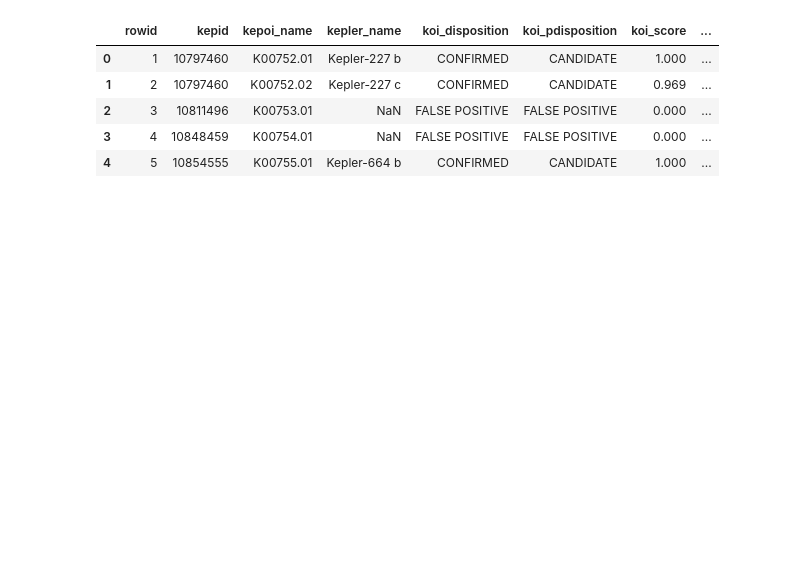
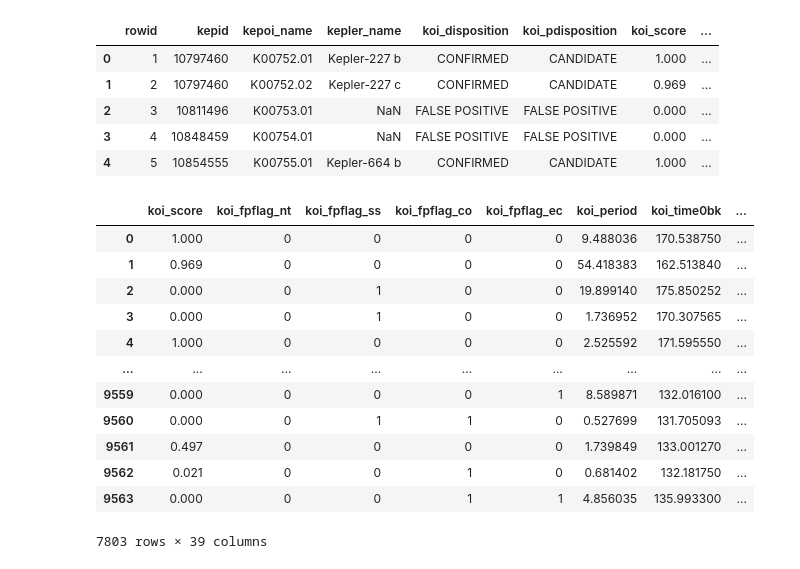
Before and after one commit to alexanderbpowers/machine-learning-challenge, a Jupyter notebook: KNearest Neighbours.ipynb, the cells around one changed output. Drawn from its saved outputs; the diff is of its cells as text; code cells hidden in the pictures; blank space fills up the shorter version.

```diff
--- a/KNearest Neighbours.ipynb
+++ b/KNearest Neighbours.ipynb
@@ -23,3 +18,25 @@ data = data.drop("koi_disposition", axis=1)
+# %%
+pd.set_option('display.max_columns', None)
+df = df.drop(['rowid', 'kepid','kepoi_name', 'kepler_name', 'koi_pdisposition','koi_tce_delivname','koi_period_err1','koi_period_err2'], axis=1)
+df = df.dropna(axis='columns', how='all')
+df = df.dropna(how='any')
+target = df["koi_disposition"]
+data = df.drop("koi_disposition", axis=1)
+data
+# %% [output]
+|  | koi_score | koi_fpflag_nt | koi_fpflag_ss | koi_fpflag_co | koi_fpflag_ec | koi_period | koi_time0bk | ... |
+| 0 | 1.000 | 0 | 0 | 0 | 0 | 9.488036 | 170.538750 | ... |
+| 1 | 0.969 | 0 | 0 | 0 | 0 | 54.418383 | 162.513840 | ... |
+| 2 | 0.000 | 0 | 1 | 0 | 0 | 19.899140 | 175.850252 | ... |
+| 3 | 0.000 | 0 | 1 | 0 | 0 | 1.736952 | 170.307565 | ... |
+| 4 | 1.000 | 0 | 0 | 0 | 0 | 2.525592 | 171.595550 | ... |
+| ... | ... | ... | ... | ... | ... | ... | ... | ... |
+| 9559 | 0.000 | 0 | 0 | 0 | 1 | 8.589871 | 132.016100 | ... |
+| 9560 | 0.000 | 0 | 1 | 1 | 0 | 0.527699 | 131.705093 | ... |
+| 9561 | 0.497 | 0 | 0 | 0 | 0 | 1.739849 | 133.001270 | ... |
+| 9562 | 0.021 | 0 | 0 | 1 | 0 | 0.681402 | 132.181750 | ... |
+| 9563 | 0.000 | 0 | 0 | 1 | 1 | 4.856035 | 135.993300 | ... |
+7803 rows × 39 columns
 # %%
 from sklearn.model_selection import train_test_split
 X_train, X_test, y_train, y_test = train_test_split(data, target, random_state=42)
```
Also changed, not shown: parts of 7 cells of this notebook, 2 other files.
